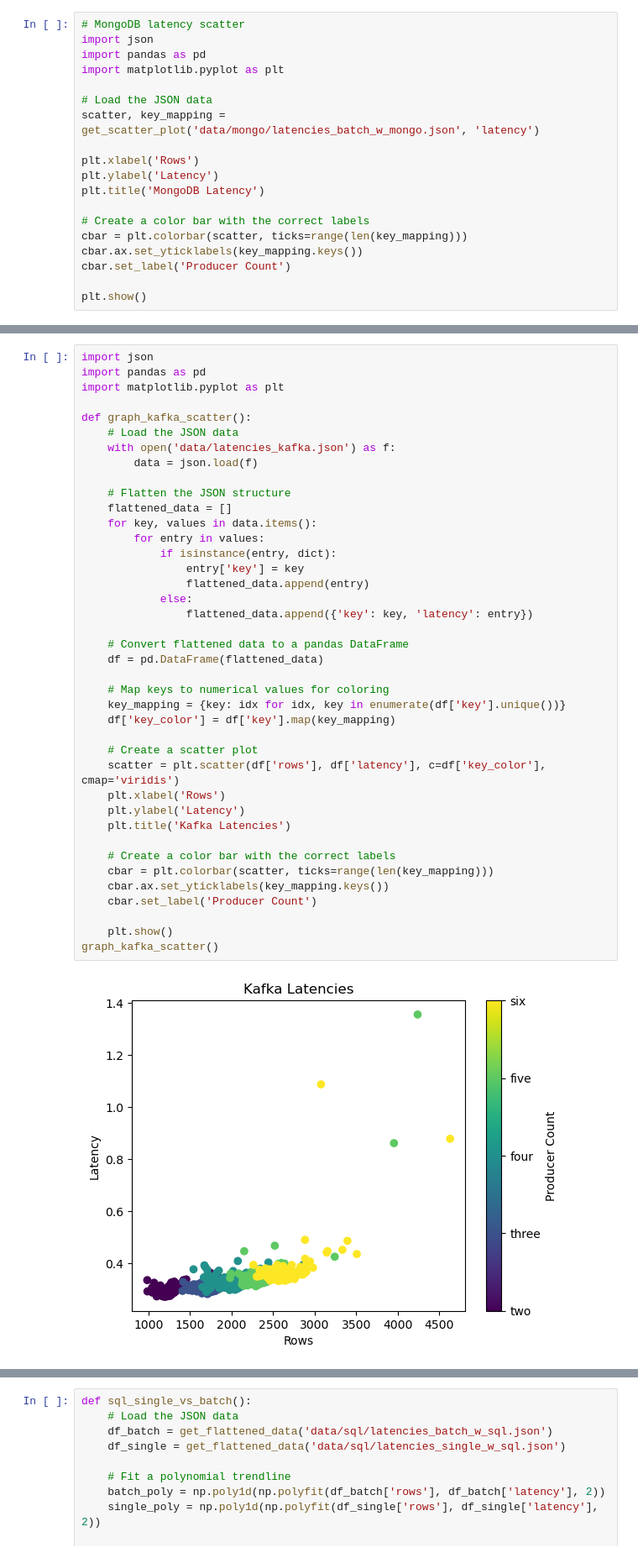
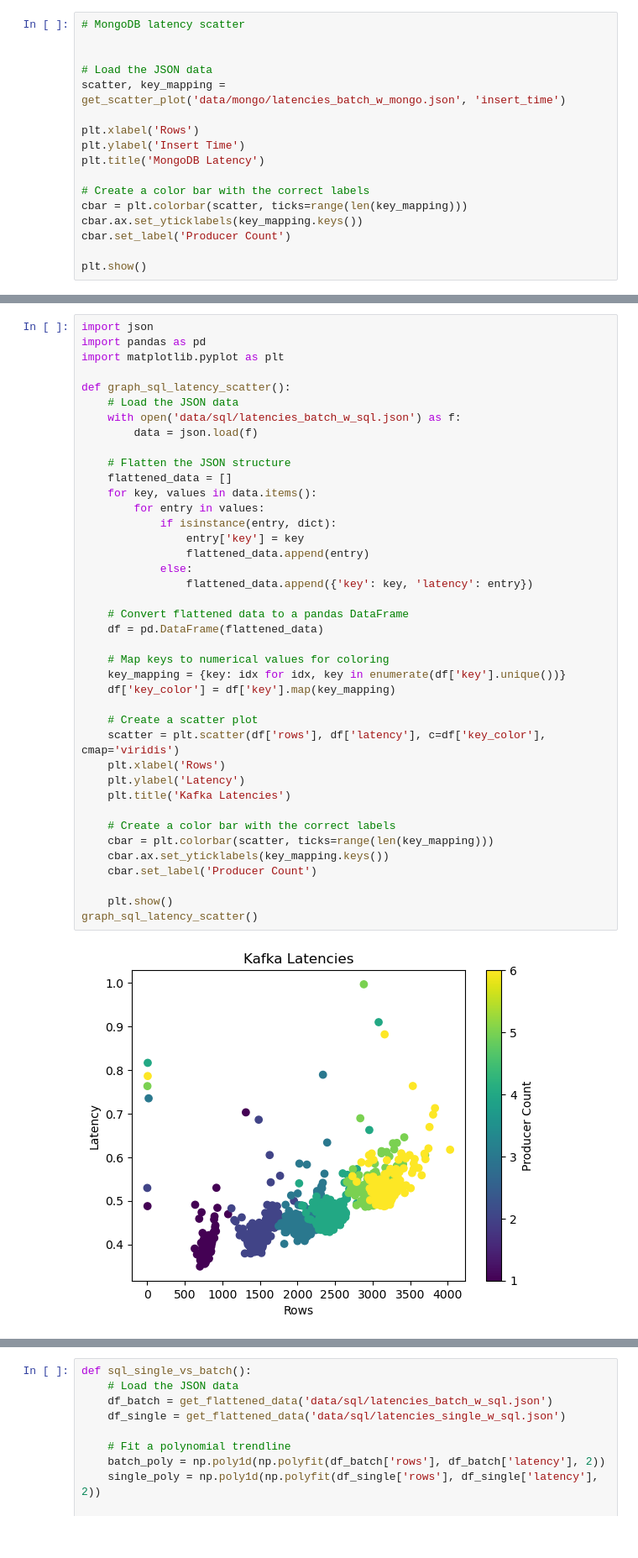
Before and after one commit to Nathanjarvis1/CIS731FinalProject, a Jupyter notebook: graphing.ipynb, the cells around one changed output, grey strips where cells are left out. Shown: that part at 84% size. Saved outputs shown, nothing was run; the diff lists cells and outputs as text.

Commit message:
added graph for insert time vs latency

```diff
--- a/graphing.ipynb
+++ b/graphing.ipynb
@@ -34,14 +33,12 @@ This will test the scalability of our kafka consumer by running it with the numb
 # %%
 # MongoDB latency scatter
-import json
-import pandas as pd
-import matplotlib.pyplot as plt
+
 
 # Load the JSON data
-scatter, key_mapping = get_scatter_plot('data/mongo/latencies_batch_w_mongo.json', 'latency')
+scatter, key_mapping = get_scatter_plot('data/mongo/latencies_batch_w_mongo.json', 'insert_time')
 
 plt.xlabel('Rows')
-plt.ylabel('Latency')
+plt.ylabel('Insert Time')
 plt.title('MongoDB Latency')
 
 # Create a color bar with the correct labels
@@ -57,43 +54,43 @@ import json
 import pandas as pd
 import matplotlib.pyplot as plt
 
-def graph_kafka_scatter():
+def graph_sql_latency_scatter():
     # Load the JSON data
-    with open('data/latencies_kafka.json') as f:
+    with open('data/sql/latencies_batch_w_sql.json') as f:
         data = json.load(f)
 
     # Flatten the JSON structure
     flattened_data = []
     for key, values in data.items():
         for entry in values:
             if isinstance(entry, dict):
                 entry['key'] = key
                 flattened_data.append(entry)
             else:
                 flattened_data.append({'key': key, 'latency': entry})
 
     # Convert flattened data to a pandas DataFrame
     df = pd.DataFrame(flattened_data)
 
     # Map keys to numerical values for coloring
     key_mapping = {key: idx for idx, key in enumerate(df['key'].unique())}
     df['key_color'] = df['key'].map(key_mapping)
 
     # Create a scatter plot
     scatter = plt.scatter(df['rows'], df['latency'], c=df['key_color'], cmap='viridis')
     plt.xlabel('Rows')
     plt.ylabel('Latency')
     plt.title('Kafka Latencies')
 
     # Create a color bar with the correct labels
     cbar = plt.colorbar(scatter, ticks=range(len(key_mapping)))
     cbar.ax.set_yticklabels(key_mapping.keys())
     cbar.set_label('Producer Count')
 
     plt.show()
-graph_kafka_scatter()
+graph_sql_latency_scatter()
 # %% [output]
-[figure, old version]
+[figure, new version]
 # %%
 
 def graph_mongo_single_vs_batch():
```
Also changed, not shown: parts of 6 cells of this notebook, 1 other file.
